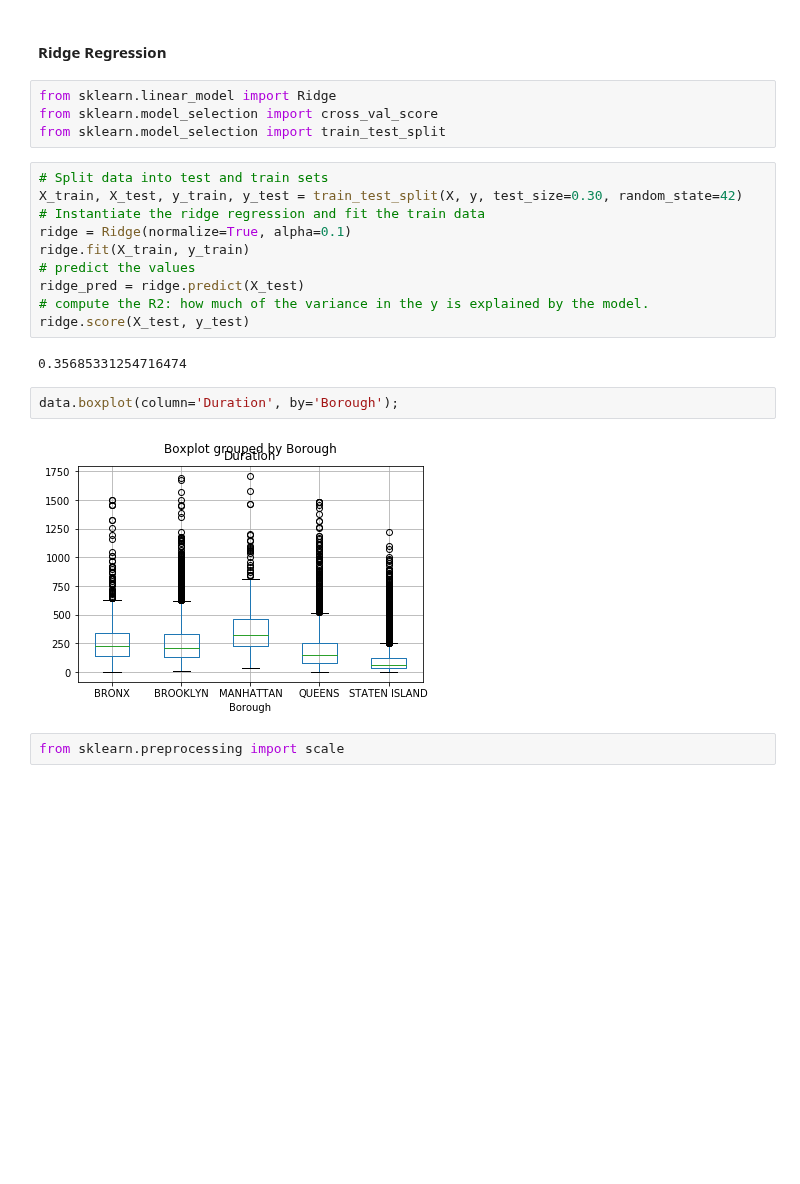
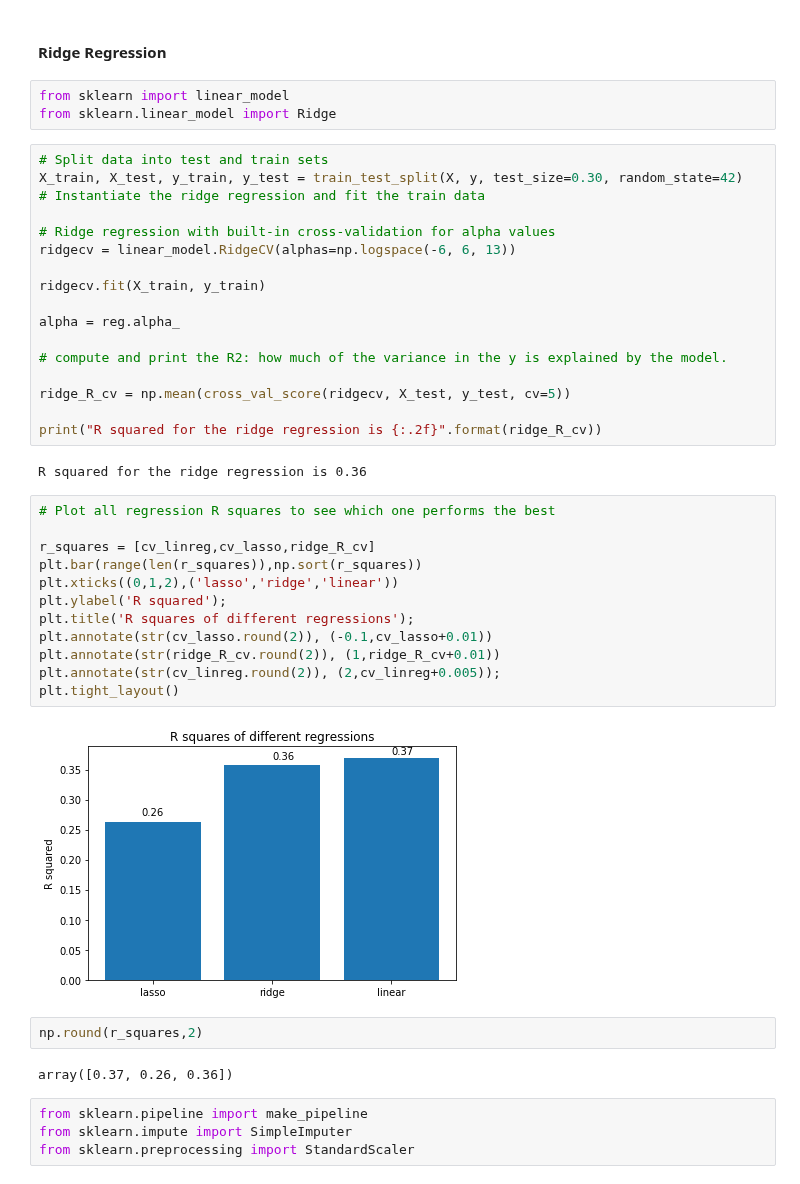
Before and after one commit to anoushavan/Capstone_1, a Jupyter notebook: code/Capstone_1_ML_analysis.ipynb, the cells around one changed output. Drawn from its saved outputs; the diff is of its cells as text; blank space fills up the shorter version.

```diff
--- a/code/Capstone_1_ML_analysis.ipynb
+++ b/code/Capstone_1_ML_analysis.ipynb
@@ -115,24 +221,46 @@ plt.hist(data['LogDur']);
 # %% [markdown]
 #### Ridge Regression
+# %%
+from sklearn import linear_model
+from sklearn.linear_model import Ridge
+# %%
+# Split data into test and train sets
+X_train, X_test, y_train, y_test = train_test_split(X, y, test_size=0.30, random_state=42)
+# Instantiate the ridge regression and fit the train data
+
+# Ridge regression with built-in cross-validation for alpha values
+ridgecv = linear_model.RidgeCV(alphas=np.logspace(-6, 6, 13))
+
+ridgecv.fit(X_train, y_train)
+
+alpha = reg.alpha_
+
+# compute and print the R2: how much of the variance in the y is explained by the model.
+
+ridge_R_cv = np.mean(cross_val_score(ridgecv, X_test, y_test, cv=5))
+
+print("R squared for the ridge regression is {:.2f}".format(ridge_R_cv))
+# %% [output]
+R squared for the ridge regression is 0.36
+# %%
+# Plot all regression R squares to see which one performs the best
+
+r_squares = [cv_linreg,cv_lasso,ridge_R_cv]
+plt.bar(range(len(r_squares)),np.sort(r_squares))
+plt.xticks((0,1,2),('lasso','ridge','linear'))
+plt.ylabel('R squared');
+plt.title('R squares of different regressions');
+plt.annotate(str(cv_lasso.round(2)), (-0.1,cv_lasso+0.01))
+plt.annotate(str(ridge_R_cv.round(2)), (1,ridge_R_cv+0.01))
+plt.annotate(str(cv_linreg.round(2)), (2,cv_linreg+0.005));
+plt.tight_layout()
+# %% [output]
+[figure, added]
+# %%
+np.round(r_squares,2)
+# %% [output]
+array([0.37, 0.26, 0.36])
 # %%
-from sklearn.linear_model import Ridge
-from sklearn.model_selection import cross_val_score
-from sklearn.model_selection import train_test_split
+from sklearn.pipeline import make_pipeline
+from sklearn.impute import SimpleImputer
+from sklearn.preprocessing import StandardScaler
-# %%
-# Split data into test and train sets
-X_train, X_test, y_train, y_test = train_test_split(X, y, test_size=0.30, random_state=42)
-# Instantiate the ridge regression and fit the train data
-ridge = Ridge(normalize=True, alpha=0.1)
-ridge.fit(X_train, y_train)
-# predict the values
-ridge_pred = ridge.predict(X_test)
-# compute the R2: how much of the variance in the y is explained by the model.
-ridge.score(X_test, y_test)
-# %% [output]
-0.35685331254716474
-# %%
-data.boxplot(column='Duration', by='Borough');
-# %% [output]
-[figure, removed]
-# %%
-from sklearn.preprocessing import scale
```
Also changed, not shown: parts of 57 cells of this notebook.
